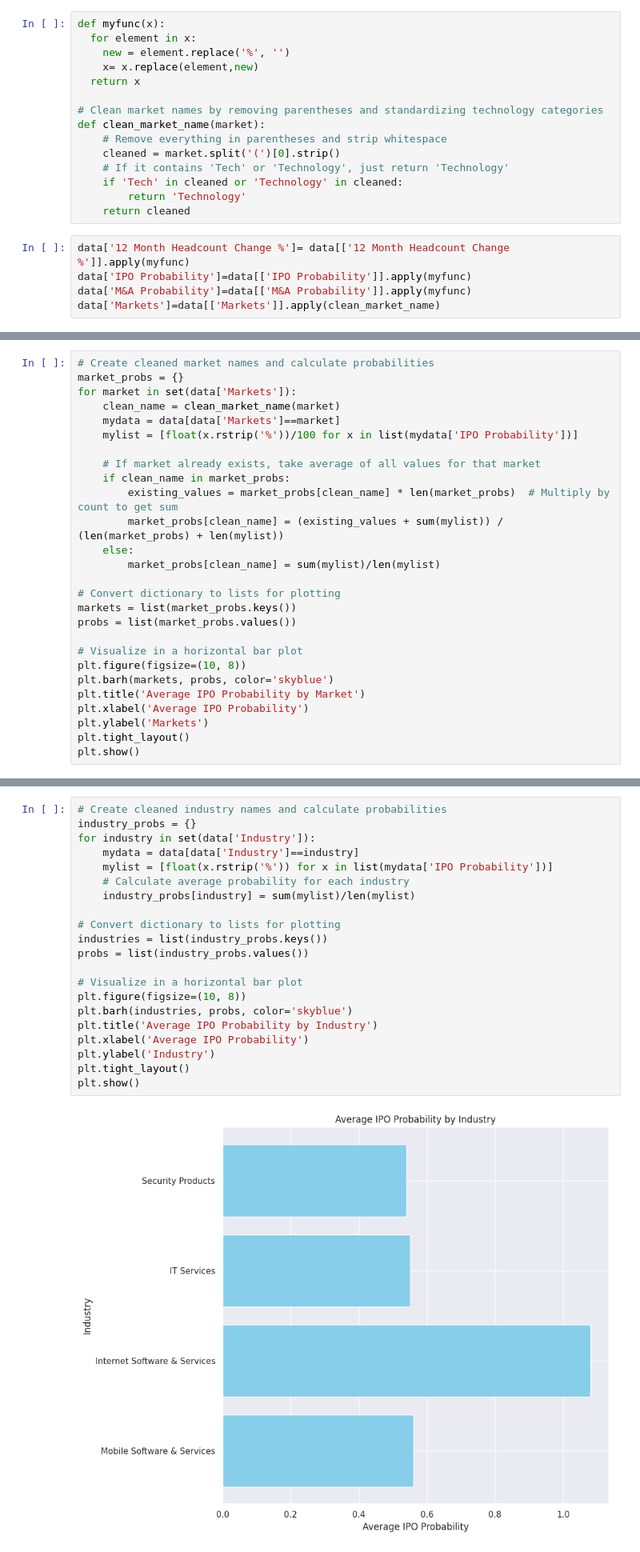
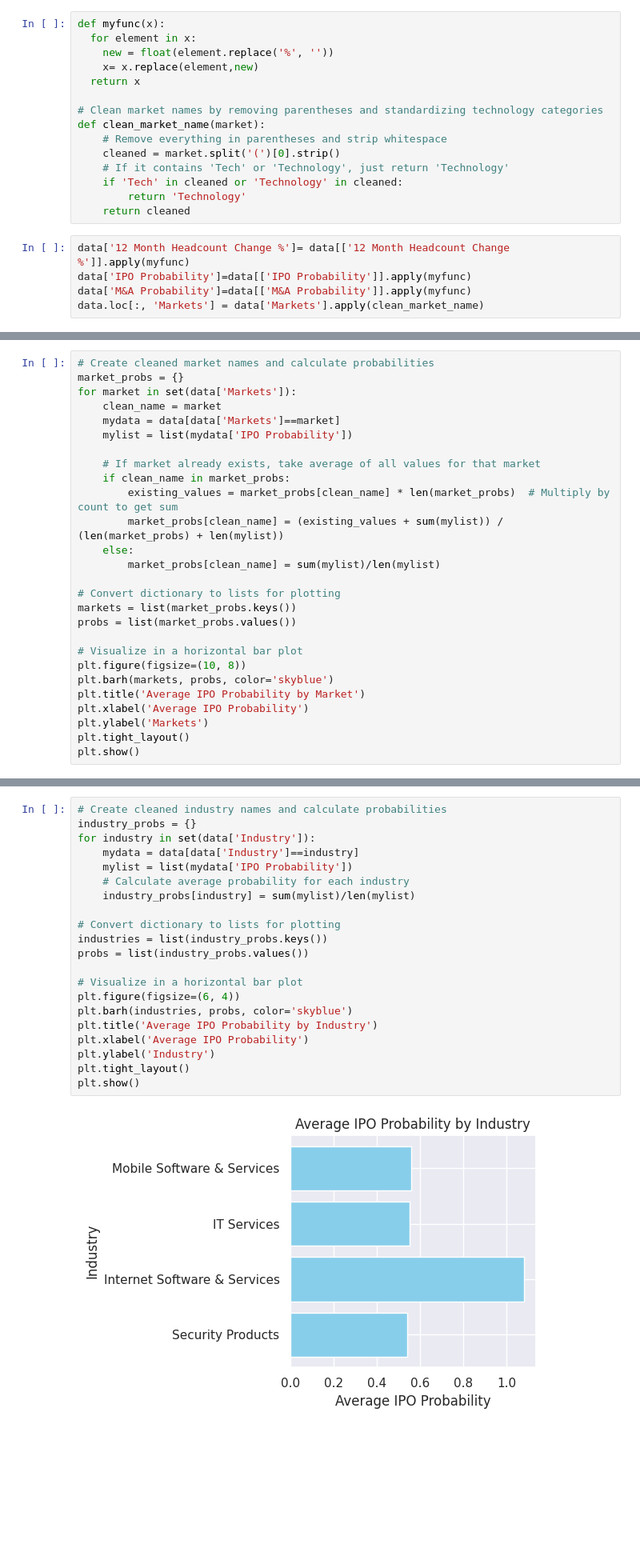
Before and after one commit to alessandrotavazzi/collaboration_swisscom, a Jupyter notebook: notebooks/data_analysis.ipynb, the cells around one changed output, grey strips where cells are left out. Shown at 80% size. Drawn from its saved outputs; the diff is of its cells as text; blank space fills up the shorter version.

```diff
--- a/notebooks/data_analysis.ipynb
+++ b/notebooks/data_analysis.ipynb
@@ -520,7 +520,7 @@ Modification of the dataset: we want to remove the '%', as they are not useful f
 # %%
 def myfunc(x):
   for element in x:
-    new = element.replace('%', '')
+    new = float(element.replace('%', ''))
     x= x.replace(element,new)
   return x
 
@@ -536,4 +536,4 @@ def clean_market_name(market):
 data['12 Month Headcount Change %']= data[['12 Month Headcount Change %']].apply(myfunc)
 data['IPO Probability']=data[['IPO Probability']].apply(myfunc)
 data['M&A Probability']=data[['M&A Probability']].apply(myfunc)
-data['Markets']=data[['Markets']].apply(clean_market_name)
+data.loc[:, 'Markets'] = data['Markets'].apply(clean_market_name)
@@ -1182,9 +1139,9 @@ create_chart(specialized_security)
 # Create cleaned market names and calculate probabilities
 market_probs = {}
 for market in set(data['Markets']):
-    clean_name = clean_market_name(market)
+    clean_name = market
     mydata = data[data['Markets']==market]
-    mylist = [float(x.rstrip('%'))/100 for x in list(mydata['IPO Probability'])]
+    mylist = list(mydata['IPO Probability'])
 
     # If market already exists, take average of all values for that market
     if clean_name in market_probs:
@@ -1212,26 +1169,26 @@ plt.show()
 # %%
 # Create cleaned industry names and calculate probabilities
 industry_probs = {}
 for industry in set(data['Industry']):
     mydata = data[data['Industry']==industry]
-    mylist = [float(x.rstrip('%')) for x in list(mydata['IPO Probability'])]
+    mylist = list(mydata['IPO Probability'])
     # Calculate average probability for each industry
     industry_probs[industry] = sum(mylist)/len(mylist)
 
 # Convert dictionary to lists for plotting
 industries = list(industry_probs.keys())
 probs = list(industry_probs.values())
 
 # Visualize in a horizontal bar plot
-plt.figure(figsize=(10, 8))
+plt.figure(figsize=(6, 4))
 plt.barh(industries, probs, color='skyblue')
 plt.title('Average IPO Probability by Industry')
 plt.xlabel('Average IPO Probability')
 plt.ylabel('Industry')
 plt.tight_layout()
 plt.show()
 # %% [output]
-[figure, old version]
+[figure, new version]
 # %% [markdown]
 6) For each sub-industry: average IPO probability
 # %%
```
Also changed, not shown: parts of 33 cells of this notebook.
